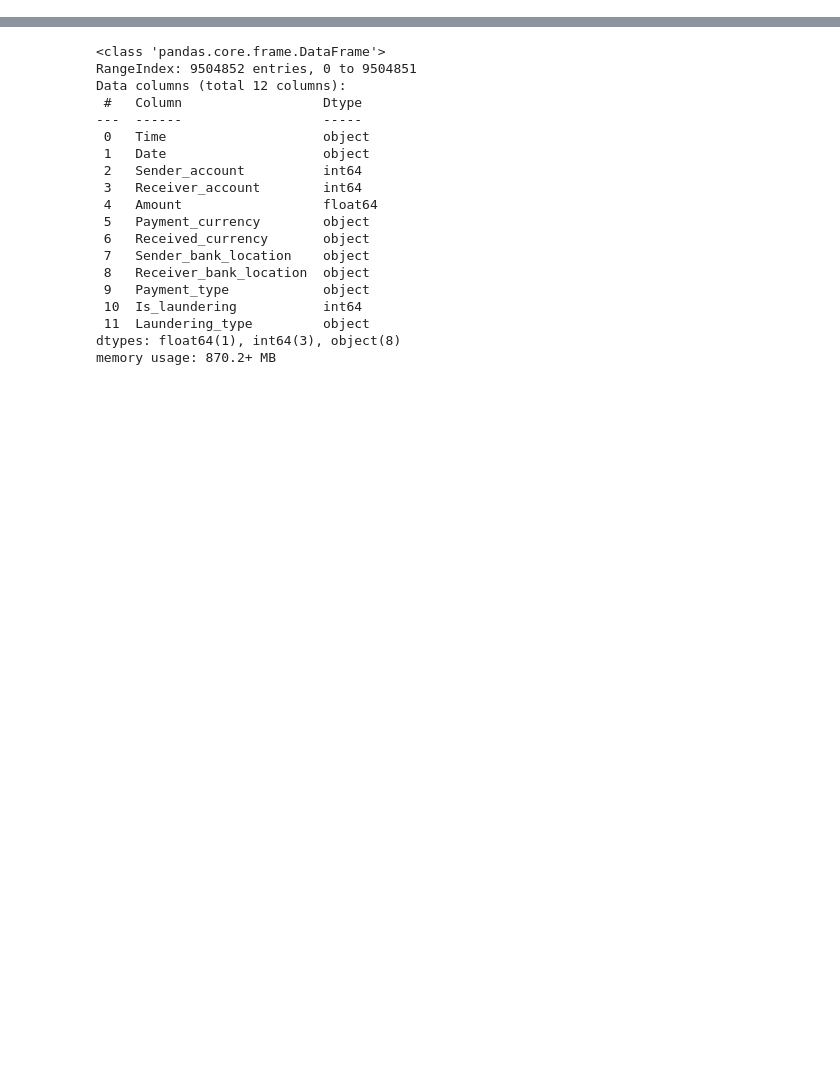
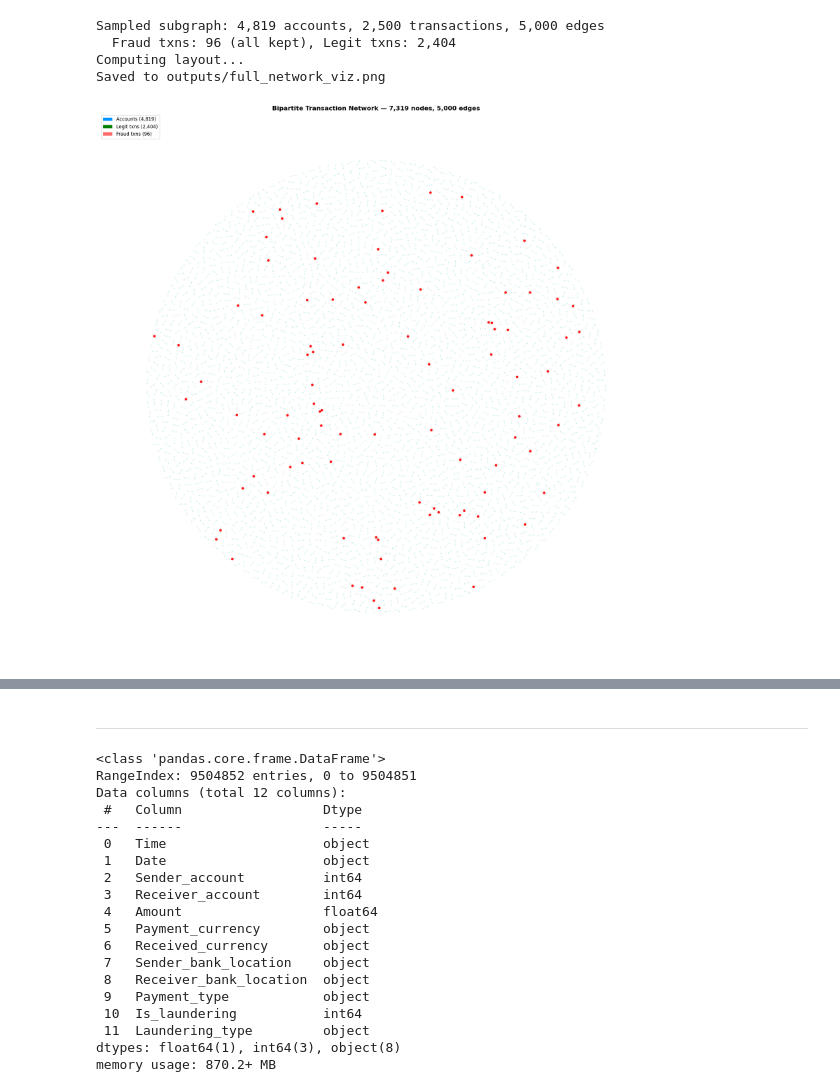
Before and after one commit to carl-fristam/MSc-Heterogeneous-GNNs-in-Fraud, a Jupyter notebook: notebooks/data-inspect.ipynb, the cells around one changed output, grey strips where cells are left out. Saved outputs shown, nothing was run; the diff lists cells and outputs as text; code cells hidden in the pictures; blank space fills up the shorter version.

```diff
--- a/notebooks/data-inspect.ipynb
+++ b/notebooks/data-inspect.ipynb
@@ -2,0 +191,2 @@ import pandas as pd
+# %%
+data, account_to_id = build_graph(load_config("graph_pipeline"))
@@ -2,0 +211,11 @@ import pandas as pd
+# %%
+from scripts.visualize_graph import plot_full_network
+
+# data and account_to_id from your earlier build_graph call
+plot_full_network(data, max_nodes=5000)
+# %% [output]
+Sampled subgraph: 4,819 accounts, 2,500 transactions, 5,000 edges
+  Fraud txns: 96 (all kept), Legit txns: 2,404
+Computing layout...
+Saved to outputs/full_network_viz.png
+[figure, added]
@@ -3,3 +223,5 @@ import pandas as pd
+# %% [markdown]
+---
 # %%
 df = pd.read_csv("../datasets/SAML-D.csv")
 # %%
```
Also changed, not shown: parts of 12 cells of this notebook, 19 other files.
